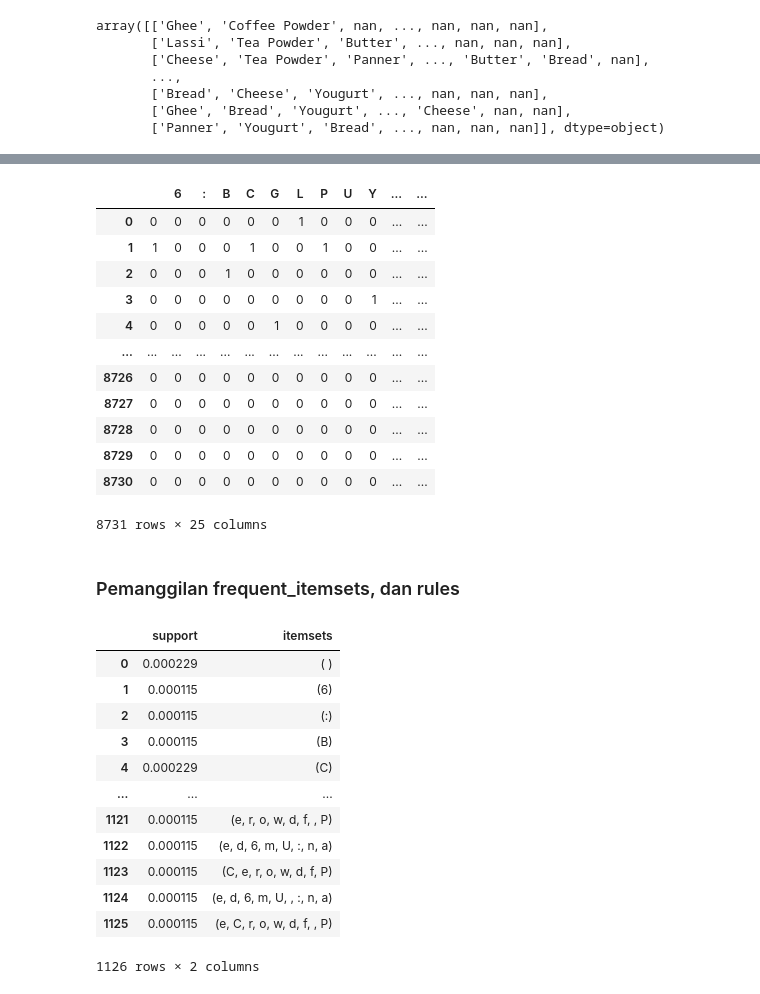
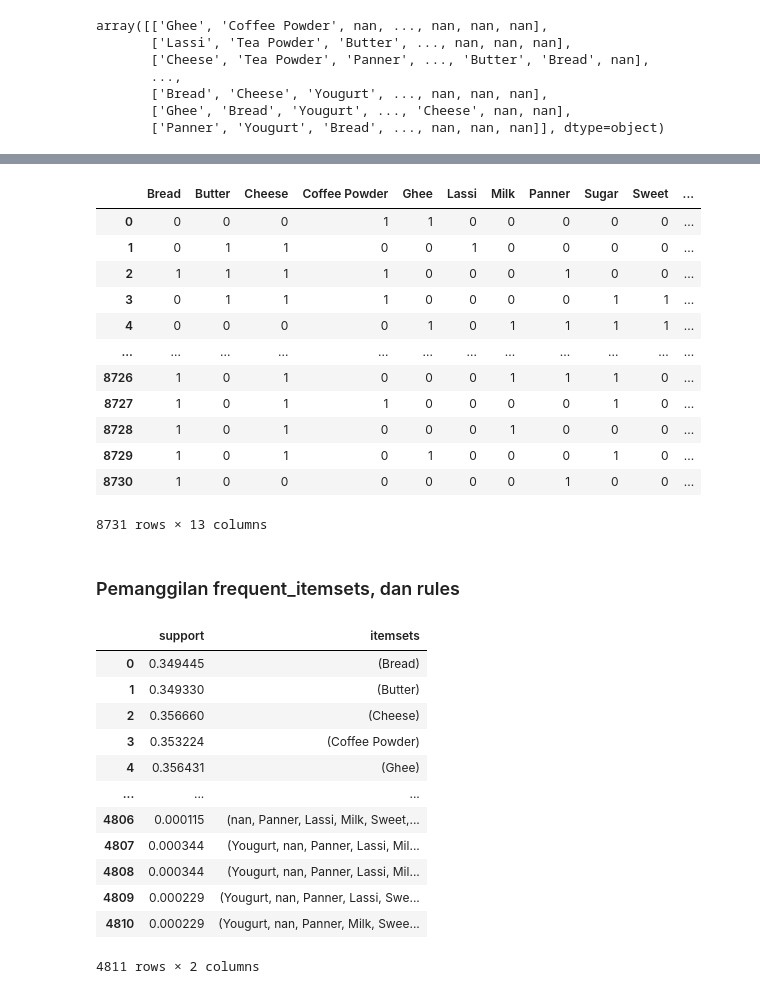
Before and after one commit to SeptianLee/TI05_Septian_0110223149, a Jupyter notebook: Tugas_DM_praktikum4F.ipynb, the cells around one changed output, grey strips where cells are left out. Cells and saved outputs as stored; diff of their text form; code cells hidden in the pictures.

```diff
--- a/Tugas_DM_praktikum4F.ipynb
+++ b/Tugas_DM_praktikum4F.ipynb
@@ -8,7 +8,7 @@ from google.colab import drive
 drive.mount('/content/gdrive')
 
 #Membaca file CSV dari Google Drive, melewati baris yang bermasalah
-df = pd.read_csv("gdrive/My Drive/Colab Notebooks/ColabDataMining/DataSetA.csv", on_bad_lines='skip')
+df = pd.read_csv("gdrive/My Drive/ColabDataMining/DataSetA.csv", on_bad_lines='skip')
 df    #Menampilkan DataFrame yang telah diimpor
 # %% [output]
 Drive already mounted at /content/gdrive; to attempt to forcibly remount, call drive.mount("/content/gdrive", force_remount=True).
@@ -36,3 +36,7 @@ array([['Ghee', 'Coffee Powder', nan, ..., nan, nan, nan],
        ['Bread', 'Cheese', 'Yougurt', ..., nan, nan, nan],
        ['Ghee', 'Bread', 'Yougurt', ..., 'Cheese', nan, nan],
        ['Panner', 'Yougurt', 'Bread', ..., nan, nan, nan]], dtype=object)
+# %%
+# Convert each element within the nested lists to string
+data = [[str(element) for element in row] for row in df.values]
+data
@@ -39,31 +61,31 @@ array([['Ghee', 'Coffee Powder', nan, ..., nan, nan, nan],
 # %%
 #Import TransactionEncoder untuk mengubah data transaksi menjadi bentuk one-hot encoding
 from mlxtend.preprocessing import TransactionEncoder
 
 #Inisialisasi encoder transaksi
 te = TransactionEncoder()
 #Melakukan 'fit' untuk mempelajari item unik dan 'transform' untuk mengubah data transaksi menjadi one-hot encoding
-te_data = te.fit(df).transform(df)
+te_data = te.fit(data).transform(data)
 #Mengubah data one-hot encoding menjadi DataFrame dengan nama kolom sesuai item
 df = pd.DataFrame(te_data, columns=te.columns_)
 #Mengonversi nilai ke tipe integer untuk memudahkan analisis
 df = df.astype(int)
 #Menampilkan DataFrame hasil one-hot encoding
 df
 # %% [output]
-|  |  | 6 | : | B | C | G | L | P | U | Y | ... | ... |
-| 0 | 0 | 0 | 0 | 0 | 0 | 0 | 1 | 0 | 0 | 0 | ... | ... |
-| 1 | 1 | 0 | 0 | 0 | 1 | 0 | 0 | 1 | 0 | 0 | ... | ... |
-| 2 | 0 | 0 | 0 | 1 | 0 | 0 | 0 | 0 | 0 | 0 | ... | ... |
-| 3 | 0 | 0 | 0 | 0 | 0 | 0 | 0 | 0 | 0 | 1 | ... | ... |
-| 4 | 0 | 0 | 0 | 0 | 0 | 1 | 0 | 0 | 0 | 0 | ... | ... |
-| ... | ... | ... | ... | ... | ... | ... | ... | ... | ... | ... | ... | ... |
-| 8726 | 0 | 0 | 0 | 0 | 0 | 0 | 0 | 0 | 0 | 0 | ... | ... |
-| 8727 | 0 | 0 | 0 | 0 | 0 | 0 | 0 | 0 | 0 | 0 | ... | ... |
-| 8728 | 0 | 0 | 0 | 0 | 0 | 0 | 0 | 0 | 0 | 0 | ... | ... |
-| 8729 | 0 | 0 | 0 | 0 | 0 | 0 | 0 | 0 | 0 | 0 | ... | ... |
-| 8730 | 0 | 0 | 0 | 0 | 0 | 0 | 0 | 0 | 0 | 0 | ... | ... |
+|  | Bread | Butter | Cheese | Coffee Powder | Ghee | Lassi | Milk | Panner | Sugar | Sweet | ... |
+| 0 | 0 | 0 | 0 | 1 | 1 | 0 | 0 | 0 | 0 | 0 | ... |
+| 1 | 0 | 1 | 1 | 0 | 0 | 1 | 0 | 0 | 0 | 0 | ... |
+| 2 | 1 | 1 | 1 | 1 | 0 | 0 | 0 | 1 | 0 | 0 | ... |
+| 3 | 0 | 1 | 1 | 1 | 0 | 0 | 0 | 0 | 1 | 1 | ... |
+| 4 | 0 | 0 | 0 | 0 | 1 | 0 | 1 | 1 | 1 | 1 | ... |
+| ... | ... | ... | ... | ... | ... | ... | ... | ... | ... | ... | ... |
+| 8726 | 1 | 0 | 1 | 0 | 0 | 0 | 1 | 1 | 1 | 0 | ... |
+| 8727 | 1 | 0 | 1 | 1 | 0 | 0 | 0 | 0 | 1 | 0 | ... |
+| 8728 | 1 | 0 | 1 | 0 | 0 | 0 | 1 | 0 | 0 | 0 | ... |
+| 8729 | 1 | 0 | 1 | 0 | 1 | 0 | 0 | 0 | 1 | 0 | ... |
+| 8730 | 1 | 0 | 0 | 0 | 0 | 0 | 0 | 1 | 0 | 0 | ... |
-8731 rows × 25 columns
+8731 rows × 13 columns
 # %%
 #Import fungsi apriori dan association_rules dari mlxtend untuk analisis asosiasi
 from mlxtend.frequent_patterns import apriori, association_rules
@@ -79,18 +101,18 @@ rules = association_rules(frequent_itemsets, metric="lift", min_threshold=0.1)
 frequent_itemsets
 # %% [output]
 |  | support | itemsets |
-| 0 | 0.000229 | ( ) |
-| 1 | 0.000115 | (6) |
-| 2 | 0.000115 | (:) |
-| 3 | 0.000115 | (B) |
-| 4 | 0.000229 | (C) |
+| 0 | 0.349445 | (Bread) |
+| 1 | 0.349330 | (Butter) |
+| 2 | 0.356660 | (Cheese) |
+| 3 | 0.353224 | (Coffee Powder) |
+| 4 | 0.356431 | (Ghee) |
 | ... | ... | ... |
-| 1121 | 0.000115 | (e, r, o, w, d, f, , P) |
-| 1122 | 0.000115 | (e, d, 6, m, U, :, n, a) |
-| 1123 | 0.000115 | (C, e, r, o, w, d, f, P) |
-| 1124 | 0.000115 | (e, d, 6, m, U, , :, n, a) |
-| 1125 | 0.000115 | (e, C, r, o, w, d, f, , P) |
+| 4806 | 0.000115 | (nan, Panner, Lassi, Milk, Sweet,... |
+| 4807 | 0.000344 | (Yougurt, nan, Panner, Lassi, Mil... |
+| 4808 | 0.000344 | (Yougurt, nan, Panner, Lassi, Mil... |
+| 4809 | 0.000229 | (Yougurt, nan, Panner, Lassi, Swe... |
+| 4810 | 0.000229 | (Yougurt, nan, Panner, Milk, Swee... |
-1126 rows × 2 columns
+4811 rows × 2 columns
 # %%
 rules
 # %% [output]
```
Also changed, not shown: parts of 2 cells of this notebook.
